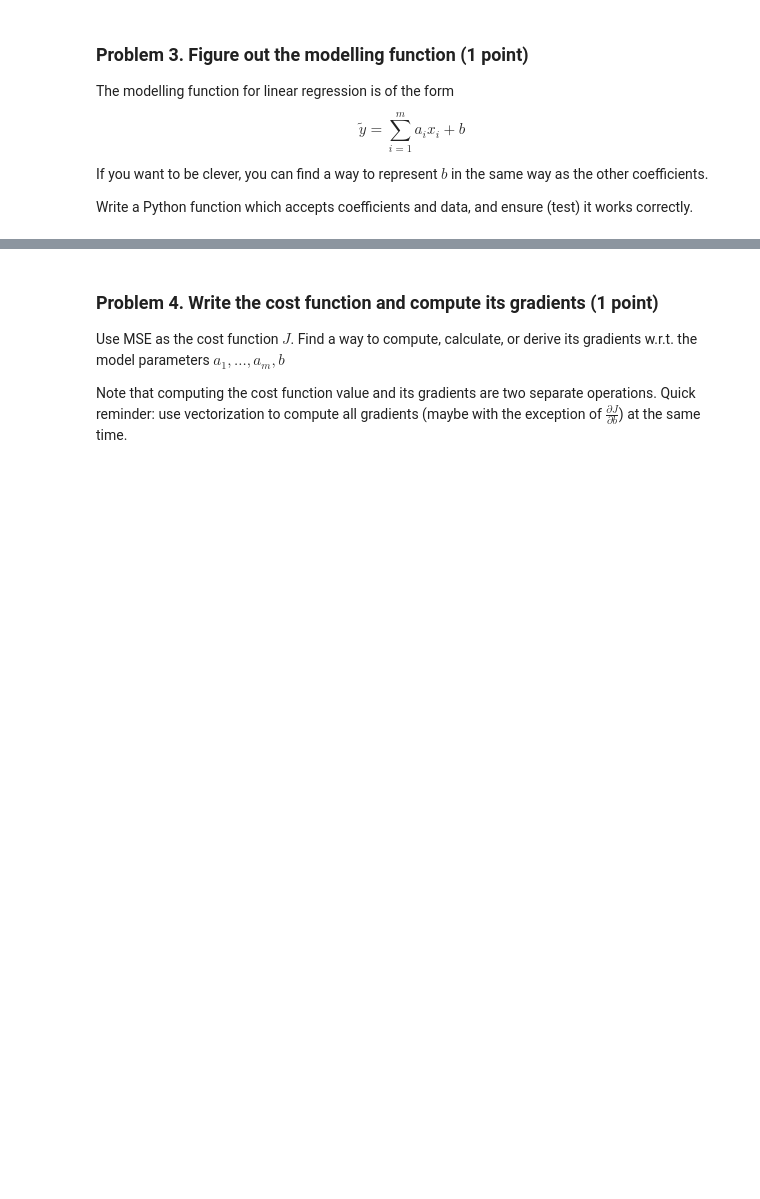
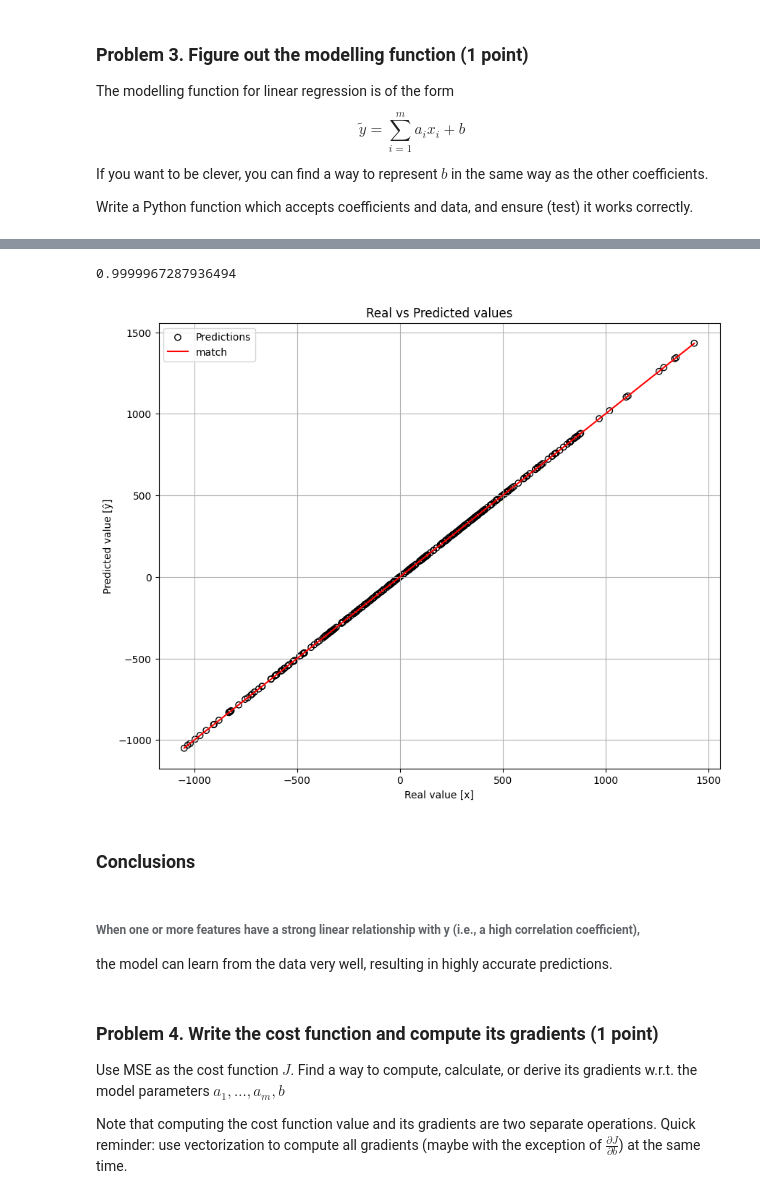
Before and after one commit to plamensve/Data_Science_Upskill_Softuni, a Jupyter notebook: 08_regression_models/Regression Models Lab.ipynb, the cells around one changed output, grey strips where cells are left out. Cells and saved outputs as stored; diff of their text form; code cells hidden in the pictures; blank space fills up the shorter version.

```diff
--- a/08_regression_models/Regression Models Lab.ipynb
+++ b/08_regression_models/Regression Models Lab.ipynb
@@ -173,3 +174,6 @@ $$ \tilde{y} = \sum_{i=1}^{m}a_i x_i + b $$
 If you want to be clever, you can find a way to represent $b$ in the same way as the other coefficients.
 
 Write a Python function which accepts coefficients and data, and ensure (test) it works correctly.
+# %%
+data_p3 = pd.read_csv('dataset')
+data_p3
@@ -175,0 +194,9 @@ Write a Python function which accepts coefficients and data, and ensure (test) i
+# %%
+X = data_p3.drop(columns=['y'])
+y = data_p3['y']
+# %%
+model = LinearRegression()
+
+# y_noisy = y + np.random.normal(loc=0, scale=1000, size=len(y))
+
+model.fit(X, y)
@@ -175,0 +216,4 @@ Write a Python function which accepts coefficients and data, and ensure (test) i
+# %%
+#Prediction for Y column
+y_pred = model.predict(X)
+y_pred
@@ -176,3 +238,27 @@ Write a Python function which accepts coefficients and data, and ensure (test) i
+# %%
+#Evaluate the model
+r2 = r2_score(y, y_pred)
+r2
+# %% [output]
+0.9999967287936494
+# %%
+plt.figure(figsize=(10, 8))
+
+plt.scatter(y, y_pred, color='none', edgecolors='black', label='Predictions')
+plt.plot([y.min(), y.max()], [y.min(), y.max()], color='red', linestyle='-', label='match')
+plt.xlabel('Real value [x]')
+plt.ylabel('Predicted value [ŷ]')
+plt.title('Real vs Predicted values')
+plt.legend()
+plt.grid(True)
+plt.show()
+# %% [output]
+[figure, added]
+# %% [markdown]
+### Conclusions
+# %% [markdown]
+###### When one or more features have a strong linear relationship with y (i.e., a high correlation coefficient),
+the model can learn from the data very well, resulting in highly accurate predictions.
 # %% [markdown]
 ### Problem 4. Write the cost function and compute its gradients (1 point)
 Use MSE as the cost function $J$. Find a way to compute, calculate, or derive its gradients w.r.t. the model parameters $a_1, ..., a_m, b$
```
Also changed, not shown: parts of 11 cells of this notebook, 1 other file.
